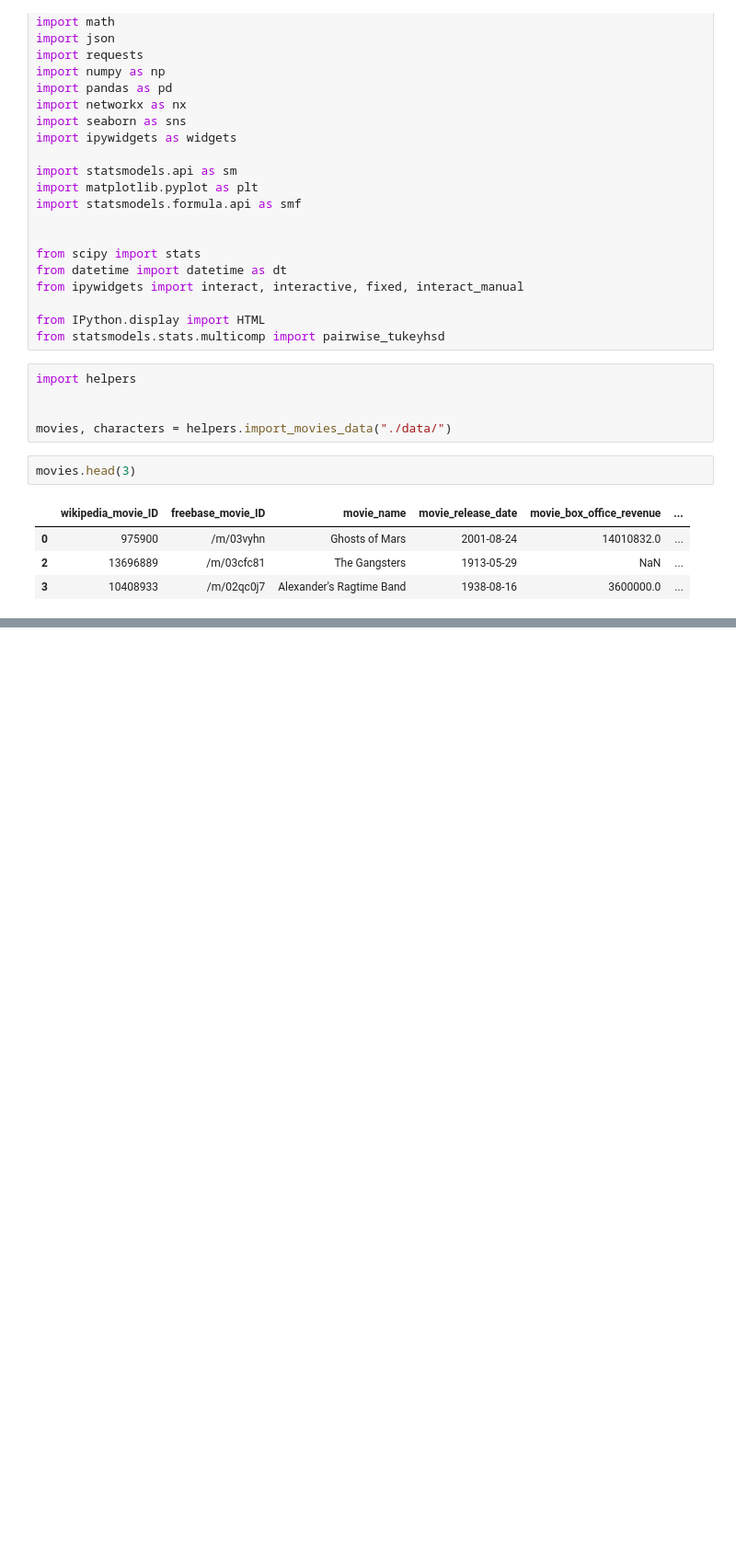
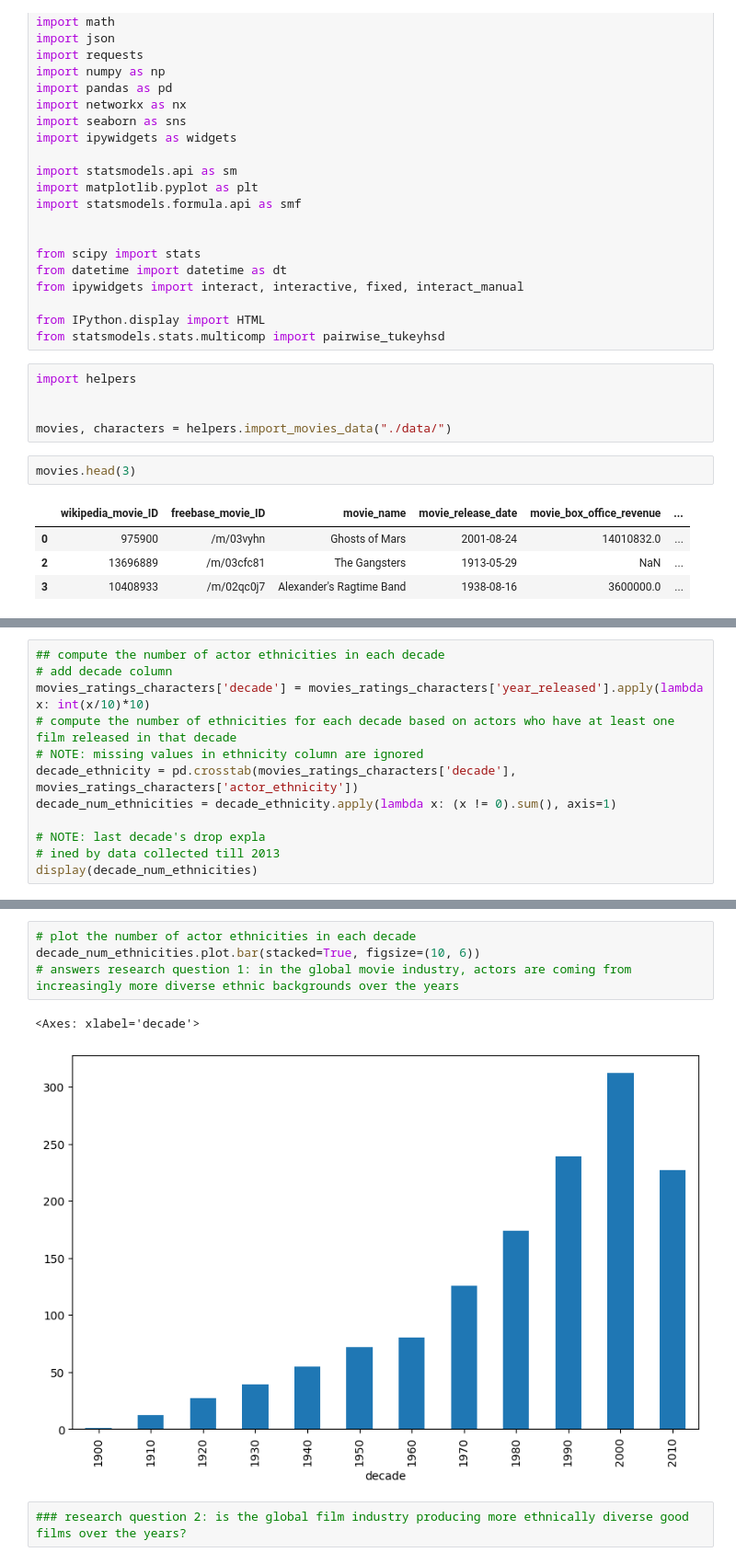
Before and after one commit to epfl-ada/ada-2023-project-zalix, a Jupyter notebook: zach.ipynb, the cells around one changed output, grey strips where cells are left out. Shown at 92% size. Drawn from its saved outputs; the diff is of its cells as text; blank space fills up the shorter version.

```diff
--- a/zach.ipynb
+++ b/zach.ipynb
@@ -39,0 +62,12 @@ movies.head(3)
+# %%
+## compute the number of actor ethnicities in each decade
+# add decade column
+movies_ratings_characters['decade'] = movies_ratings_characters['year_released'].apply(lambda x: int(x/10)*10)
+# compute the number of ethnicities for each decade based on actors who have at least one film released in that decade
+# NOTE: missing values in ethnicity column are ignored
+decade_ethnicity = pd.crosstab(movies_ratings_characters['decade'], movies_ratings_characters['actor_ethnicity'])
+decade_num_ethnicities = decade_ethnicity.apply(lambda x: (x != 0).sum(), axis=1)
+
+# NOTE: last decade's drop expla
+# ined by data collected till 2013
+display(decade_num_ethnicities)
@@ -39,0 +89,9 @@ movies.head(3)
+# %%
+# plot the number of actor ethnicities in each decade
+decade_num_ethnicities.plot.bar(stacked=True, figsize=(10, 6))
+# answers research question 1: in the global movie industry, actors are coming from increasingly more diverse ethnic backgrounds over the years
+# %% [output]
+<Axes: xlabel='decade'>
+[figure, added]
+# %%
+### research question 2: is the global film industry producing more ethnically diverse good films over the years?
```
Also changed, not shown: parts of 6 cells of this notebook, 1 other file.
